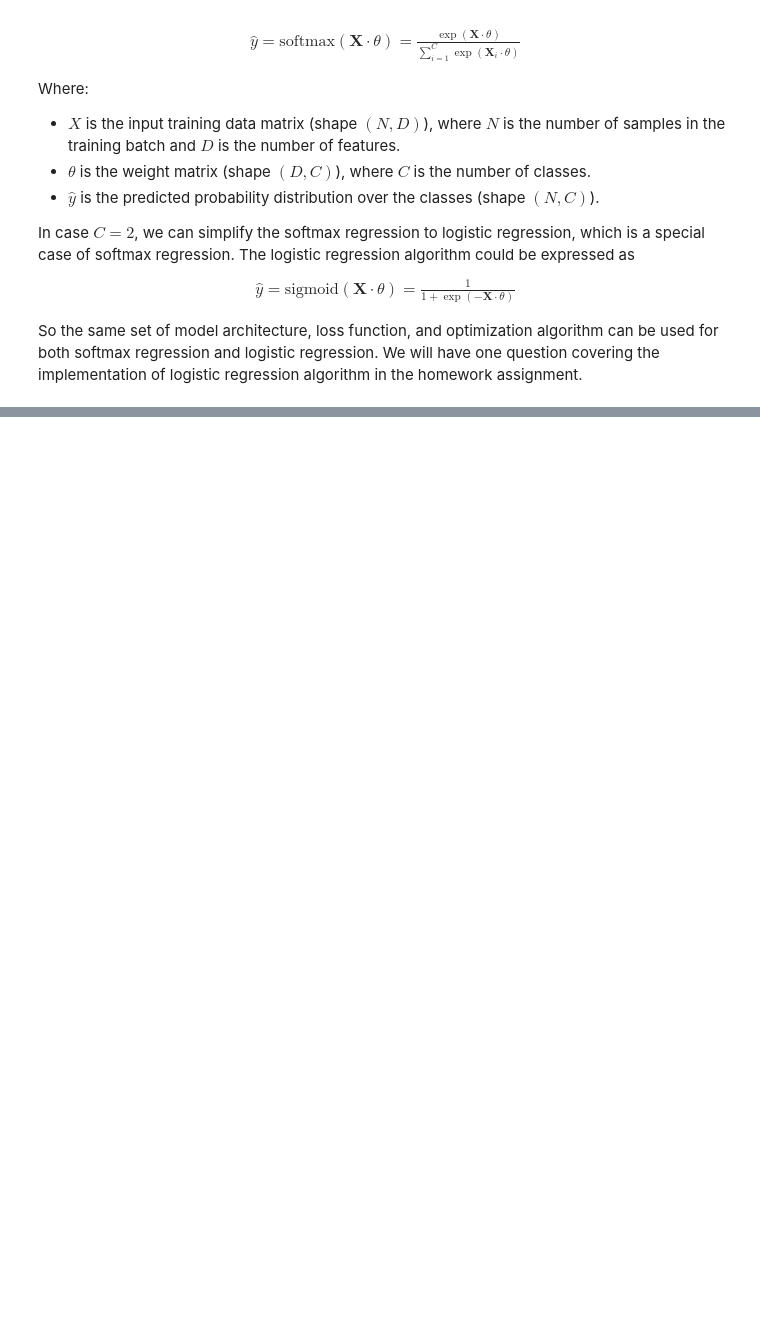
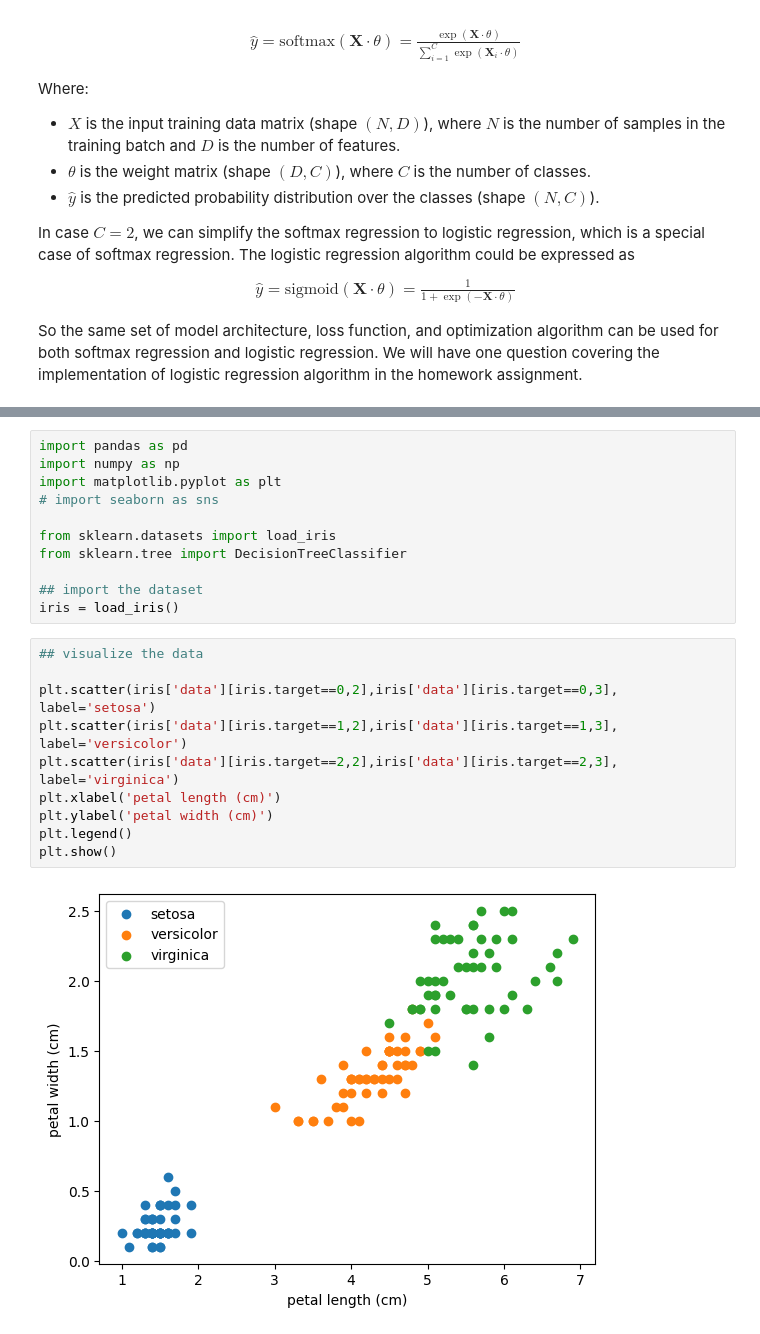
Before and after one commit to xiangshiyin/machine-learning-for-actuarial-science, a Jupyter notebook: 2025-spring/week04/notebook/demo.ipynb, the cells around one changed output, grey strips where cells are left out. Drawn from its saved outputs; the diff is of its cells as text; blank space fills up the shorter version.

```diff
--- a/2025-spring/week04/notebook/demo.ipynb
+++ b/2025-spring/week04/notebook/demo.ipynb
@@ -29,0 +36,23 @@ So the same set of model architecture, loss function, and optimization algorithm
+# %%
+import pandas as pd
+import numpy as np
+import matplotlib.pyplot as plt
+# import seaborn as sns
+
+from sklearn.datasets import load_iris
+from sklearn.tree import DecisionTreeClassifier
+
+## import the dataset
+iris = load_iris()
+# %%
+## visualize the data
+
+plt.scatter(iris['data'][iris.target==0,2],iris['data'][iris.target==0,3], label='setosa')
+plt.scatter(iris['data'][iris.target==1,2],iris['data'][iris.target==1,3], label='versicolor')
+plt.scatter(iris['data'][iris.target==2,2],iris['data'][iris.target==2,3], label='virginica')
+plt.xlabel('petal length (cm)')
+plt.ylabel('petal width (cm)')
+plt.legend()
+plt.show()
+# %% [output]
+[figure, added]
```
Also changed, not shown: parts of 5 cells of this notebook, 1 other file.
